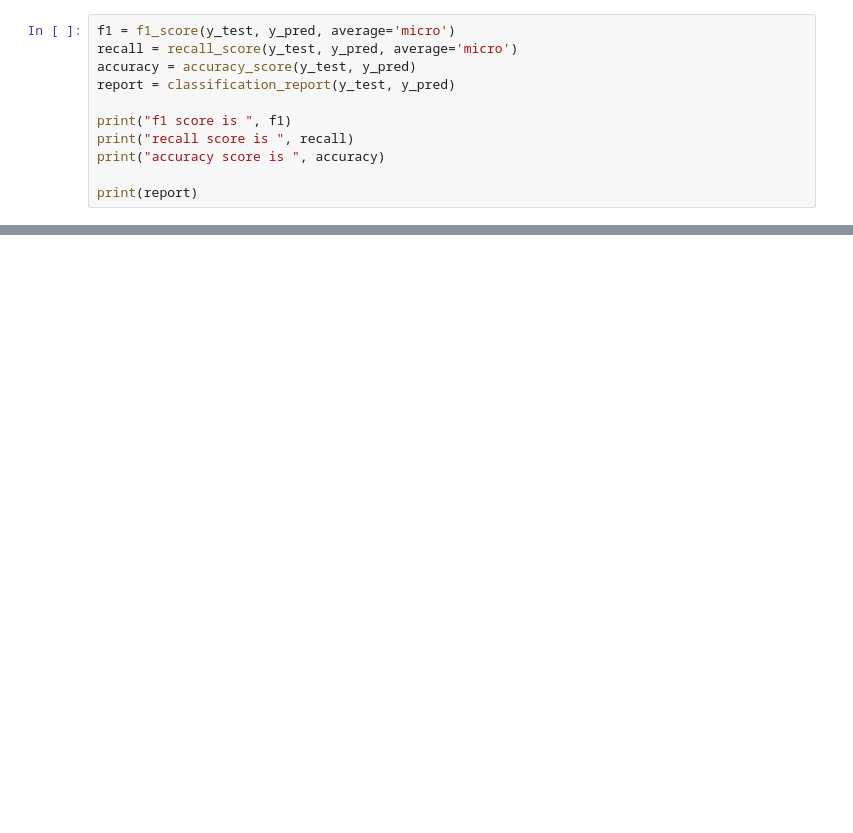
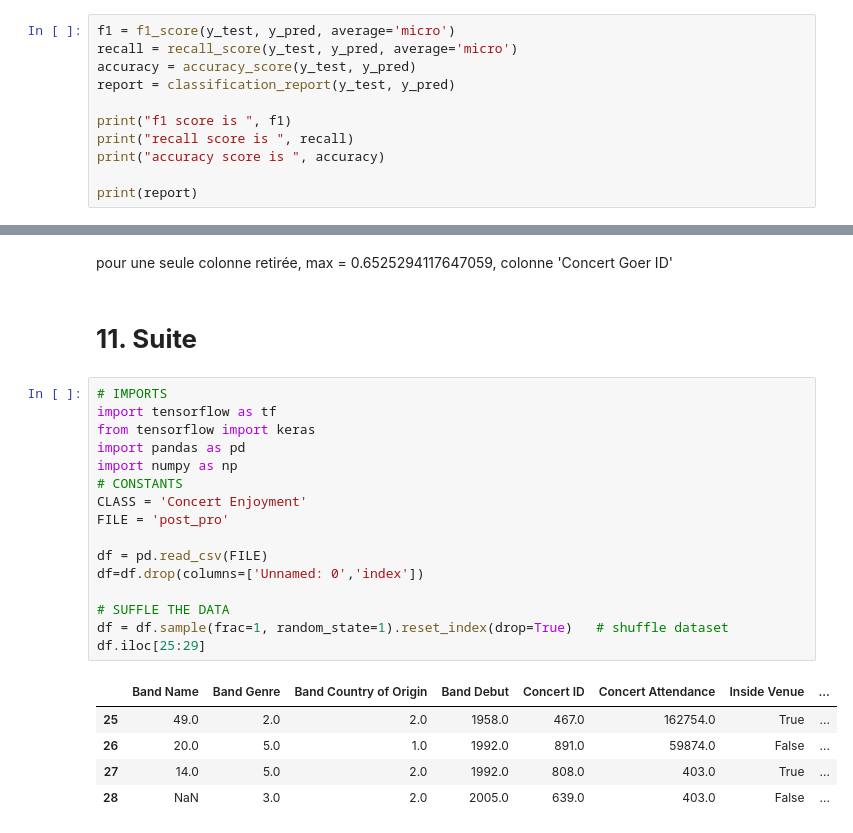
Before and after one commit to LaurePourcel/INF8245E, a Jupyter notebook: competi/ML_project.ipynb, the cells around one changed output, grey strips where cells are left out. Saved outputs shown, nothing was run; the diff lists cells and outputs as text; blank space fills up the shorter version.

```diff
--- a/competi/ML_project.ipynb
+++ b/competi/ML_project.ipynb
@@ -322,0 +644,26 @@ print(report)
+# %% [markdown]
+pour une seule colonne retirée, max = 0.6525294117647059, colonne 'Concert Goer ID'
+# %% [markdown]
+# **11. Suite**
+# %%
+# IMPORTS
+import tensorflow as tf
+from tensorflow import keras
+import pandas as pd
+import numpy as np
+# CONSTANTS
+CLASS = 'Concert Enjoyment'
+FILE = 'post_pro'
+
+df = pd.read_csv(FILE)
+df=df.drop(columns=['Unnamed: 0','index'])
+
+# SUFFLE THE DATA
+df = df.sample(frac=1, random_state=1).reset_index(drop=True)   # shuffle dataset
+df.iloc[25:29]
+# %% [output]
+|  | Band Name | Band Genre | Band Country of Origin | Band Debut | Concert ID | Concert Attendance | Inside Venue | ... |
+| 25 | 49.0 | 2.0 | 2.0 | 1958.0 | 467.0 | 162754.0 | True | ... |
+| 26 | 20.0 | 5.0 | 1.0 | 1992.0 | 891.0 | 59874.0 | False | ... |
+| 27 | 14.0 | 5.0 | 2.0 | 1992.0 | 808.0 | 403.0 | True | ... |
+| 28 | NaN | 3.0 | 2.0 | 2005.0 | 639.0 | 403.0 | False | ... |
```
Also changed, not shown: parts of 101 cells of this notebook.
